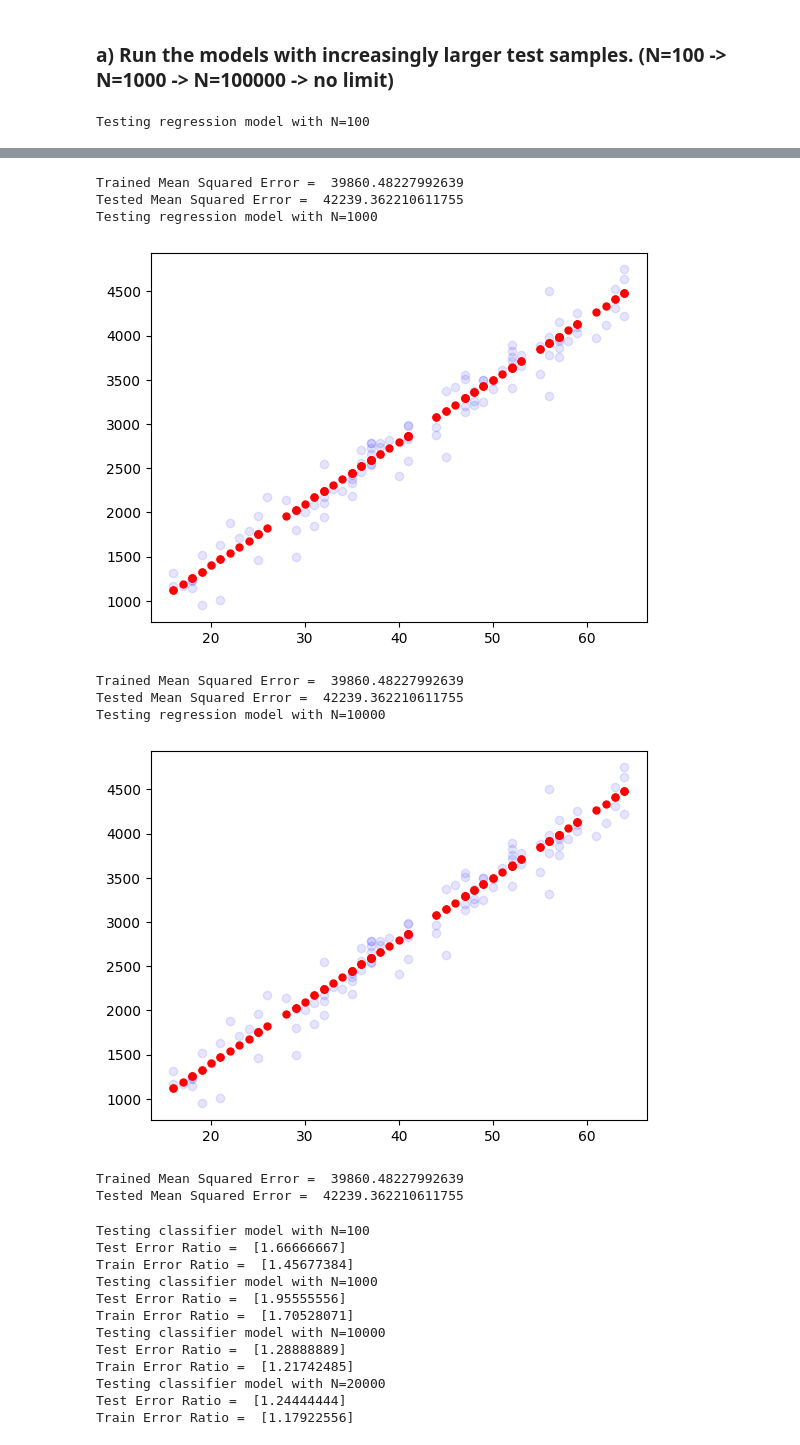
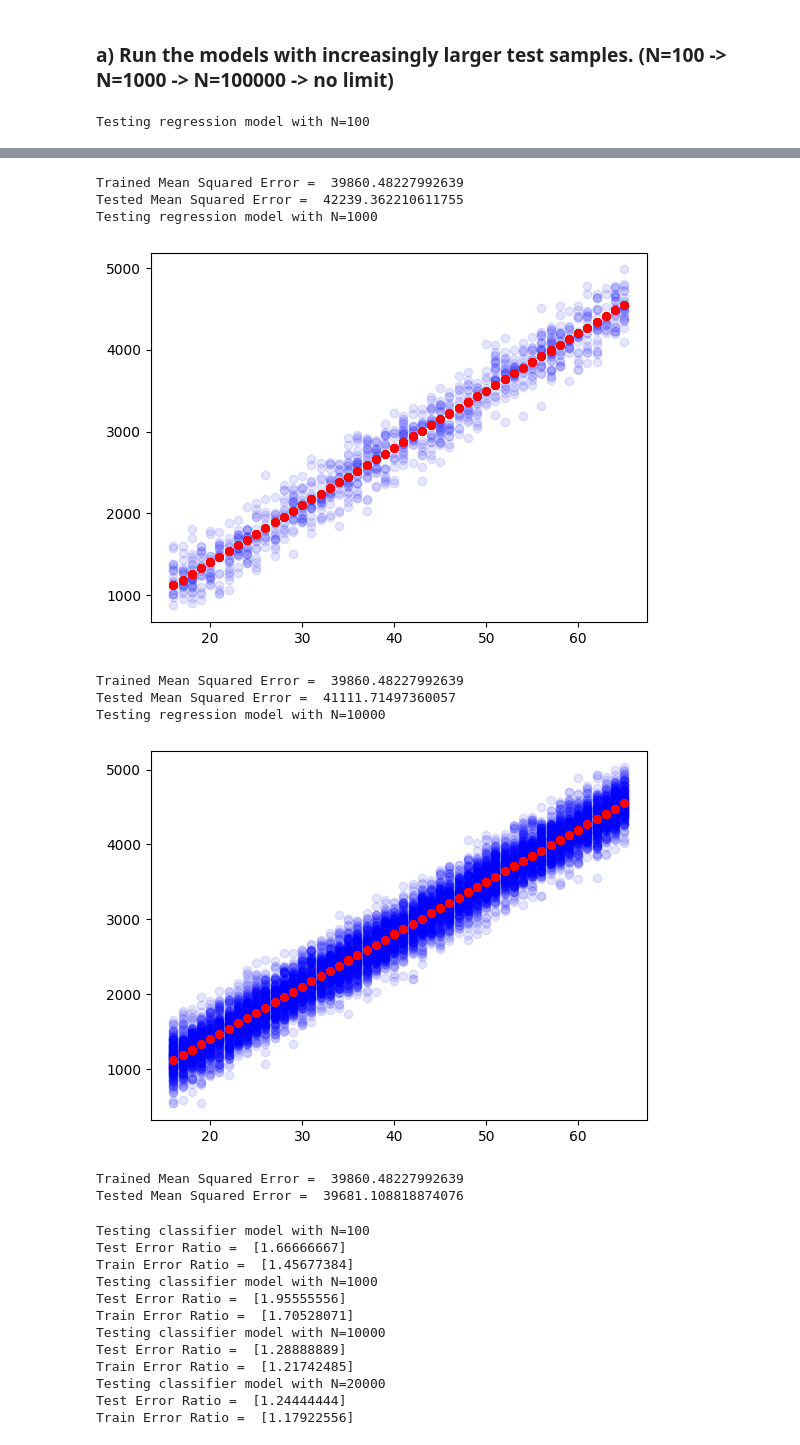
Before and after one commit to Code-Hauptwache/AI_SoSe_25, a Jupyter notebook: zaka/Exercise01/resources/Introduction_Exercise.ipynb, the cells around one changed output, grey strips where cells are left out. Saved outputs shown, nothing was run; the diff lists cells and outputs as text; code cells hidden in the pictures.

```diff
--- a/zaka/Exercise01/resources/Introduction_Exercise.ipynb
+++ b/zaka/Exercise01/resources/Introduction_Exercise.ipynb
@@ -42,45 +42,34 @@ easy_class= EasyNNClassifierModel("age_income_years_worked.csv")
 # %%
 ##Regression
 #Use limit_test(N) to limit the test sample size max.20000
 #Use predict()
 #Use plot() to plot the regression
 #Use calculate_mse() to get the trained and tested mean square errors
 #For troubleshooting reasons we recommend rerunning the cell above.
 
 #Your Code here
-# Test with N=100
-print("Testing regression model with N=100")
-easy_reg.limit_test(100)
-easy_reg.predict()
-easy_reg.plot()
-easy_reg.calculate_mse()
-
-# Test with N=1000
-print("Testing regression model with N=1000")
-easy_reg.limit_test(1000)
-easy_reg.predict()
-easy_reg.plot()
-easy_reg.calculate_mse()
-
-# Test with N=10000
-print("Testing regression model with N=10000")
-easy_reg.limit_test(10000)
-easy_reg.predict()
-easy_reg.plot()
-easy_reg.calculate_mse()
+# Test with N=100 -> N=1000 -> N=100000
+data_sizes = [100, 1000, 10000]
+for data in data_sizes:
+    easy_reg = EasyRegressionModel("age_income_years_worked.csv")
+    print(f"Testing regression model with N={data}")
+    easy_reg.limit_test(data)
+    easy_reg.predict()
+    easy_reg.plot()
+    easy_reg.calculate_mse()
 # %% [output]
 Testing regression model with N=100
 [figure]
 Trained Mean Squared Error =  39860.48227992639
 Tested Mean Squared Error =  42239.362210611755
 Testing regression model with N=1000
-[figure, old version]
+[figure, new version]
 Trained Mean Squared Error =  39860.48227992639
-Tested Mean Squared Error =  42239.362210611755
+Tested Mean Squared Error =  41111.71497360057
 Testing regression model with N=10000
-[figure, old version]
+[figure, new version]
 Trained Mean Squared Error =  39860.48227992639
-Tested Mean Squared Error =  42239.362210611755
+Tested Mean Squared Error =  39681.108818874076
 # %%
 ## Classifier
 #Use limit_test(N) to limit the test sample size max.20000
```
Also changed, not shown: parts of 1 cell of this notebook.
